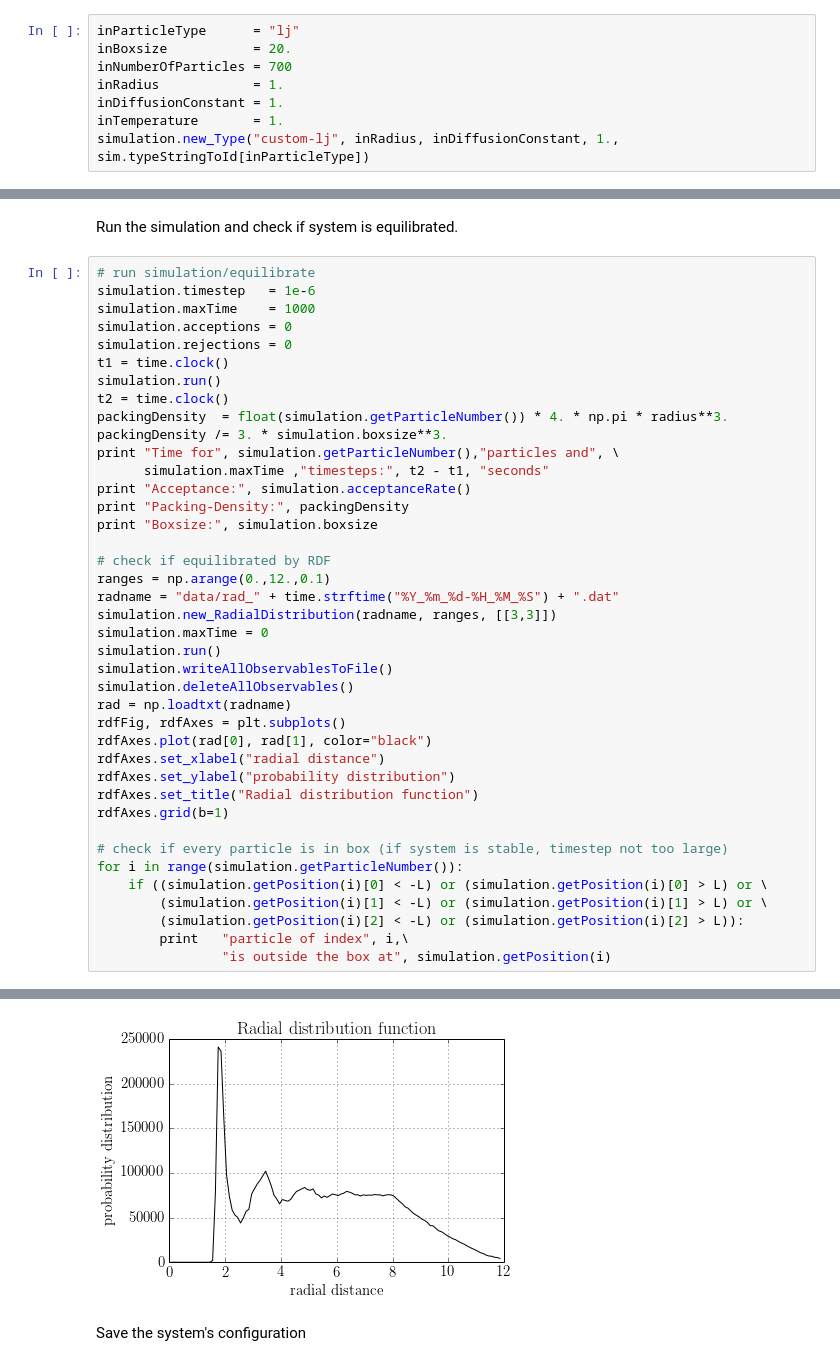
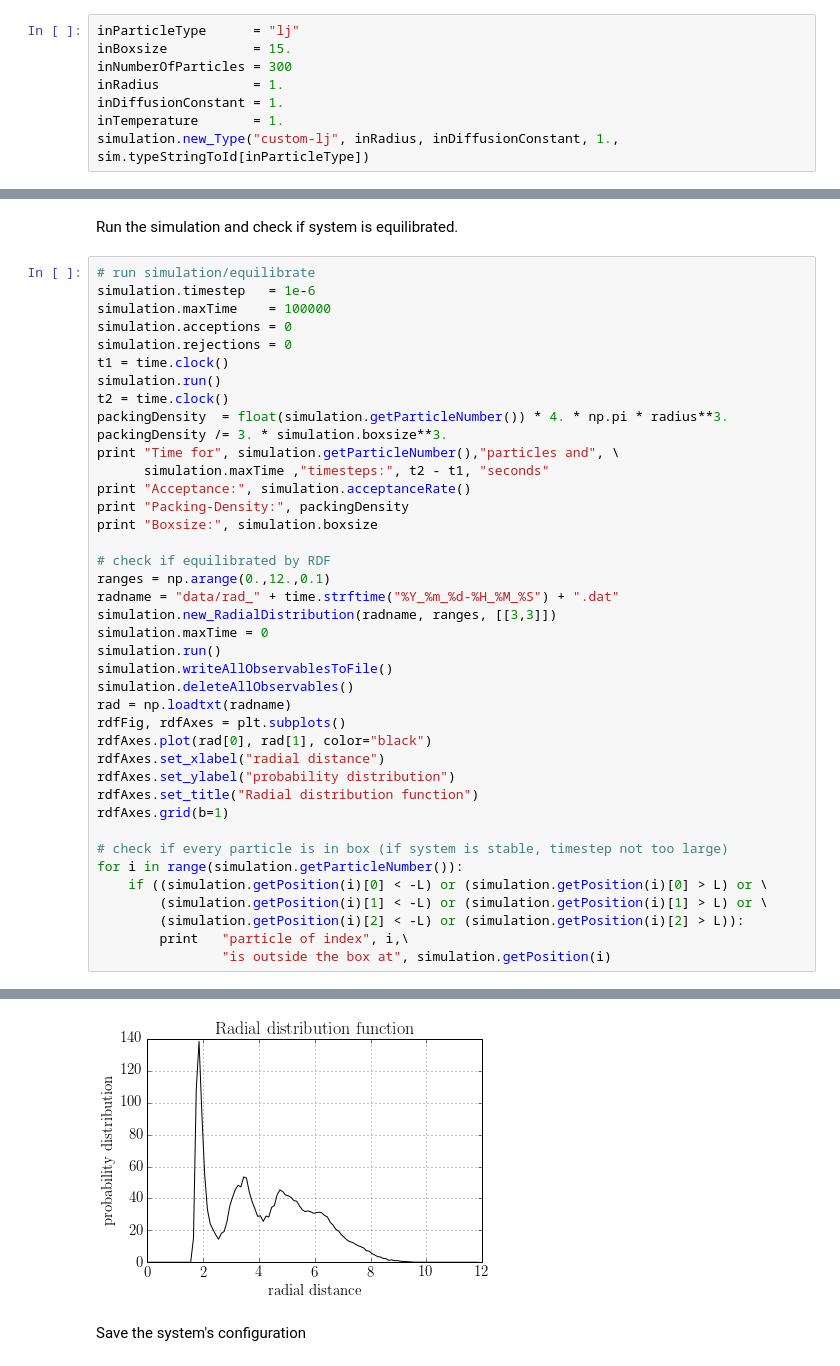
Before and after one commit to janekg89/revreaddy, a Jupyter notebook: scripts/generate_equilibrated_fluid.ipynb, the cells around one changed output, grey strips where cells are left out. Cells and saved outputs as stored; diff of their text form.

```diff
--- a/scripts/generate_equilibrated_fluid.ipynb
+++ b/scripts/generate_equilibrated_fluid.ipynb
@@ -13,8 +13,8 @@ simulation = sim.pySimulation()
 Set the input parameters and create an according particle type:
 # %%
 inParticleType      = "lj"
-inBoxsize           = 20.
-inNumberOfParticles = 700
+inBoxsize           = 15.
+inNumberOfParticles = 300
 inRadius            = 1.
 inDiffusionConstant = 1.
 inTemperature       = 1.
@@ -63,7 +63,7 @@ Run the simulation and check if system is equilibrated.
 # %%
 # run simulation/equilibrate
 simulation.timestep   = 1e-6
-simulation.maxTime    = 1000
+simulation.maxTime    = 100000
 simulation.acceptions = 0
 simulation.rejections = 0
 t1 = time.clock()
@@ -108,4 +108,4 @@ Boxsize: 16.0
-[figure, old version]
+[figure, new version]
 # %% [markdown]
 Save the system's configuration
 # %% [markdown]
```
Also changed, not shown: parts of 3 cells of this notebook, 2 other files.
